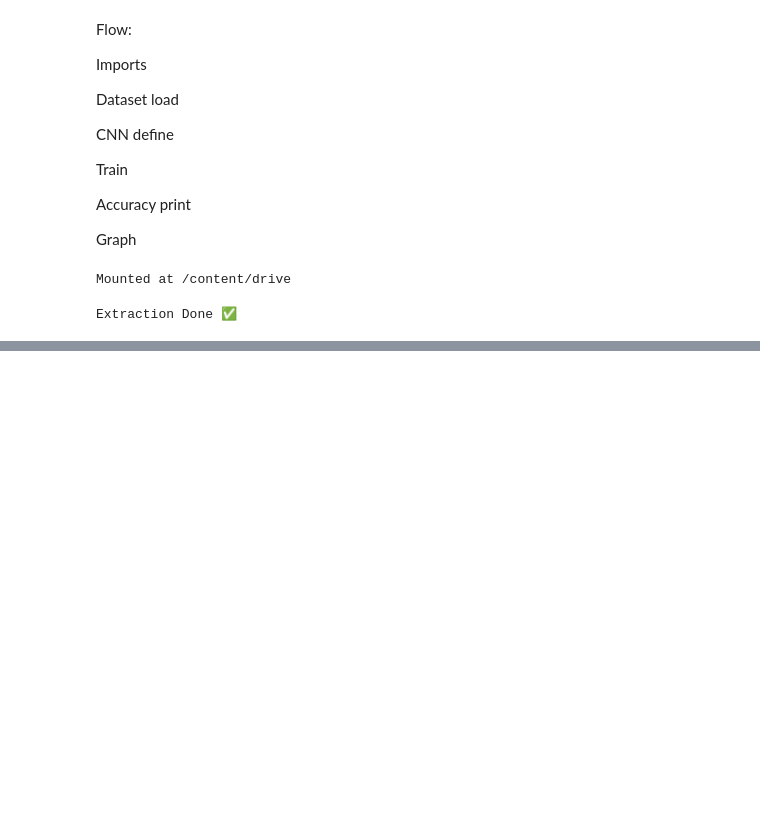
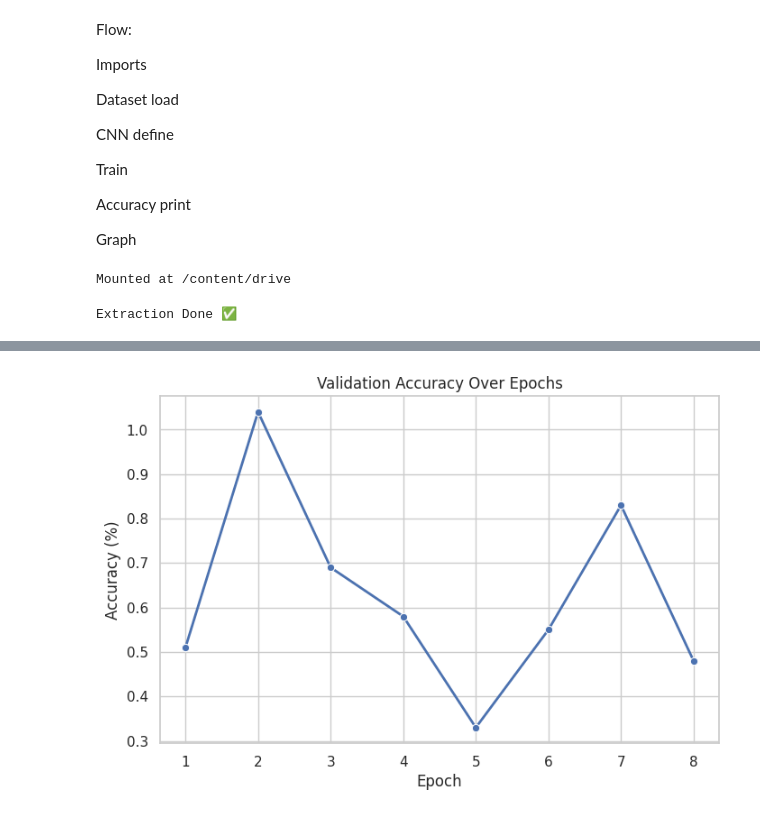
Before and after one commit to tensorbytes0202/Deep-learning, a Jupyter notebook: Custom_cnn.ipynb, the cells around one changed output, grey strips where cells are left out. Drawn from its saved outputs; the diff is of its cells as text; code cells hidden in the pictures; blank space fills up the shorter version.

```diff
--- a/Custom_cnn.ipynb
+++ b/Custom_cnn.ipynb
@@ -126,3 +172,16 @@ plt.show()
+# %%
+plt.figure(figsize=(8,5))
+
+sns.lineplot(x=epochs_range, y=val_accuracies, marker="o", linewidth=2)
+
+plt.title("Validation Accuracy Over Epochs")
+plt.xlabel("Epoch")
+plt.ylabel("Accuracy (%)")
+
+plt.grid(True)
+plt.show()
+# %% [output]
+[figure, added]
 # %%
 # =====================
 # 6. ACCURACY
```
Also changed, not shown: parts of 5 cells of this notebook.
